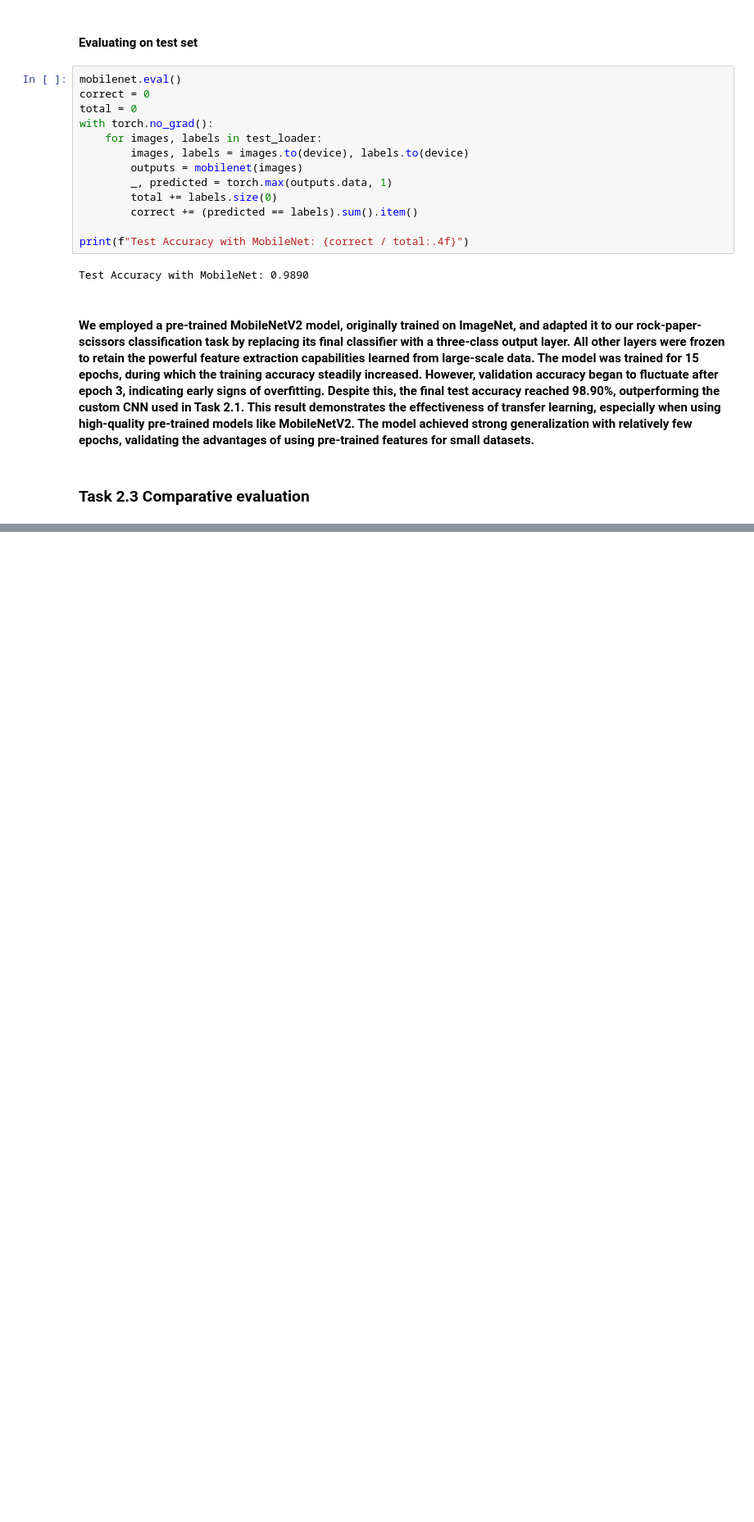
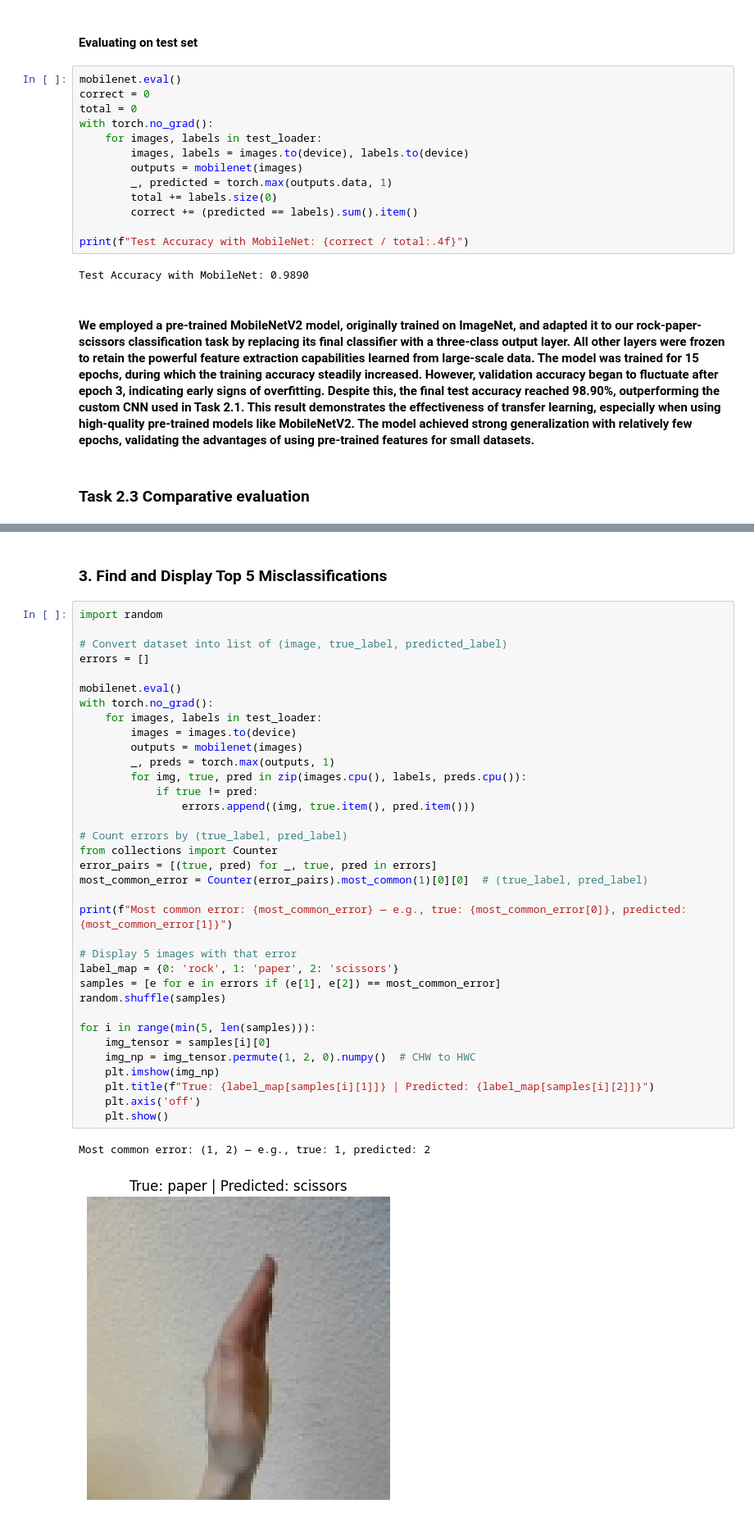
Before and after one commit to COMP3420-2025S1/assignment-2-marleybharat, a Jupyter notebook: Assignment_2_resubmission.ipynb, the cells around one changed output, grey strips where cells are left out. Shown at 82% size. Cells and saved outputs as stored; diff of their text form; blank space fills up the shorter version.

```diff
--- a/Assignment_2_resubmission.ipynb
+++ b/Assignment_2_resubmission.ipynb
@@ -370,0 +421,40 @@ Test Accuracy with MobileNet: 0.9890
+# %% [markdown]
+### 3. Find and Display Top 5 Misclassifications
+# %%
+import random
+
+# Convert dataset into list of (image, true_label, predicted_label)
+errors = []
+
+mobilenet.eval()
+with torch.no_grad():
+    for images, labels in test_loader:
+        images = images.to(device)
+        outputs = mobilenet(images)
+        _, preds = torch.max(outputs, 1)
+        for img, true, pred in zip(images.cpu(), labels, preds.cpu()):
+            if true != pred:
+                errors.append((img, true.item(), pred.item()))
+
+# Count errors by (true_label, pred_label)
+from collections import Counter
+error_pairs = [(true, pred) for _, true, pred in errors]
+most_common_error = Counter(error_pairs).most_common(1)[0][0]  # (true_label, pred_label)
+
+print(f"Most common error: {most_common_error} — e.g., true: {most_common_error[0]}, predicted: {most_common_error[1]}")
+
+# Display 5 images with that error
+label_map = {0: 'rock', 1: 'paper', 2: 'scissors'}
+samples = [e for e in errors if (e[1], e[2]) == most_common_error]
+random.shuffle(samples)
+
+for i in range(min(5, len(samples))):
+    img_tensor = samples[i][0]
+    img_np = img_tensor.permute(1, 2, 0).numpy()  # CHW to HWC
+    plt.imshow(img_np)
+    plt.title(f"True: {label_map[samples[i][1]]} | Predicted: {label_map[samples[i][2]]}")
+    plt.axis('off')
+    plt.show()
+# %% [output]
+Most common error: (1, 2) — e.g., true: 1, predicted: 2
+[figure, added]
```
Also changed, not shown: parts of 10 cells of this notebook, 1 other file.
